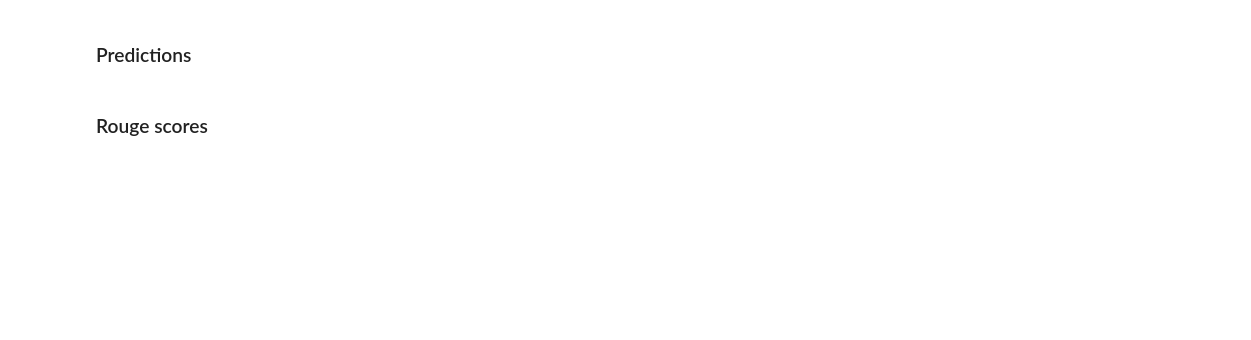
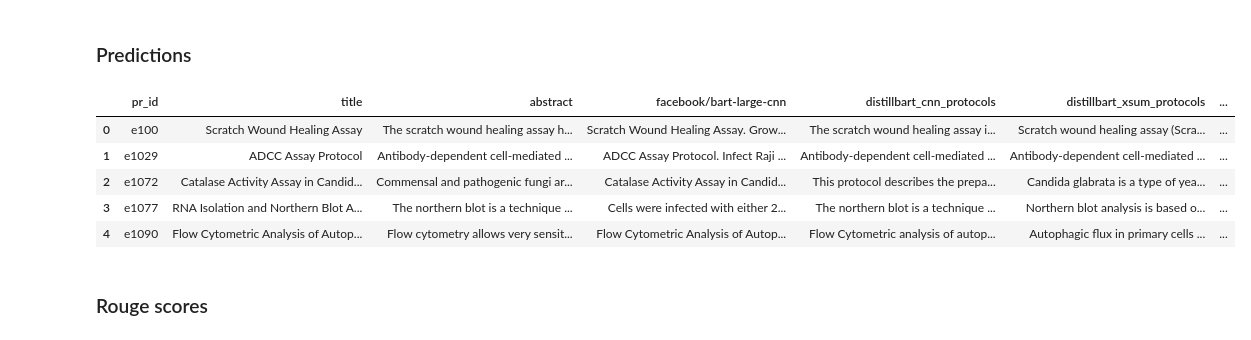
Before and after one commit to weso-edma/hercules-challenge-protocols, a Jupyter notebook: notebooks/8_Text_Summarization.ipynb, the cells around one changed output. Saved outputs shown, nothing was run; the diff lists cells and outputs as text; code cells hidden in the pictures; blank space fills up the shorter version.

```diff
--- a/notebooks/8_Text_Summarization.ipynb
+++ b/notebooks/8_Text_Summarization.ipynb
@@ -129,7 +146,7 @@ for name in models_names:
     model_results[name] = get_model_predictions(model, tokenizer, x)
 
 # add extractive results
-model_results['tfidf_extractive'] = extractive_summaries
+model_results['tf_extractive'] = extractive_summaries
 # %% [output]
 INFO:transformers.configuration_utils:loading configuration file https://s3.amazonaws.com/models.huggingface.co/bert/facebook/bart-large-cnn/config.json from cache at C:\Users\alex/.cache\torch\transf ...
 INFO:transformers.configuration_utils:Model config BartConfig {
@@ -151,7 +170,7 @@ INFO:transformers.tokenization_utils_base:loading file https://s3.amazonaws.com/
 # %%
 import random
 
-result_sample_idx = random.randint(100)
+result_sample_idx = random.randint(0, 100)
 
 for model_name, results in model_results.items():
     print(model_name)
@@ -174,7 +209,7 @@ def _compute_mean(scores):
         'fmeasure': np.mean(fmeasure)
     }
 
-def compute_rouge_scores(results, y):
+def compute_rouge_scores(y, results):
     scorer = rouge_scorer.RougeScorer(['rouge1', 'rougeL'], use_stemmer=True)
     rouge1_scores = []
     rougel_scores = []
@@ -191,7 +226,7 @@ def compute_rouge_scores(results, y):
 # %%
 model_scores = {}
 for model_name, predictions in model_results.items():
-    model_scores[model_name] = compute_rouge_scores(predictions[], y_true[])
+    model_scores[model_name] = compute_rouge_scores(predictions, y_true)
 # %%
 for model_name, scores in model_scores.items():
     print(model_name)
@@ -202,10 +257,17 @@ for model_name, scores in model_scores.items():
 # %% [markdown]
 ### Predictions
 # %%
-results_df = df[['pr_id', 'title']]
+results_df = df[['pr_id', 'title', 'abstract']]
 for model_name, predictions in model_results.items():
     results_df = results_df.assign(**{model_name: predictions})
 results_df.head()
+# %% [output]
+|  | pr_id | title | abstract | facebook/bart-large-cnn | distillbart_cnn_protocols | distillbart_xsum_protocols | ... |
+| 0 | e100 | Scratch Wound Healing Assay | The scratch wound healing assay h... | Scratch Wound Healing Assay. Grow... | The scratch wound healing assay i... | Scratch wound healing assay (Scra... | ... |
+| 1 | e1029 | ADCC Assay Protocol | Antibody-dependent cell-mediated ... | ADCC Assay Protocol. Infect Raji ... | Antibody-dependent cell-mediated ... | Antibody-dependent cell-mediated ... | ... |
+| 2 | e1072 | Catalase Activity Assay in Candid... | Commensal and pathogenic fungi ar... | Catalase Activity Assay in Candid... | This protocol describes the prepa... | Candida glabrata is a type of yea... | ... |
+| 3 | e1077 | RNA Isolation and Northern Blot A... | The northern blot is a technique ... | Cells were infected with either 2... | The northern blot is a technique ... | Northern blot analysis is based o... | ... |
+| 4 | e1090 | Flow Cytometric Analysis of Autop... | Flow cytometry allows very sensit... | Flow Cytometric Analysis of Autop... | Flow Cytometric analysis of autop... | Autophagic flux in primary cells ... | ... |
 # %%
 PREDICTIONS_OUTPUT_PATH = os.path.join(NOTEBOOK_8_RESULTS_DIR, 'predictions.csv')
 results_df.to_csv(PREDICTIONS_OUTPUT_PATH, index=False)
```
Also changed, not shown: parts of 24 cells of this notebook, 2 other files.
